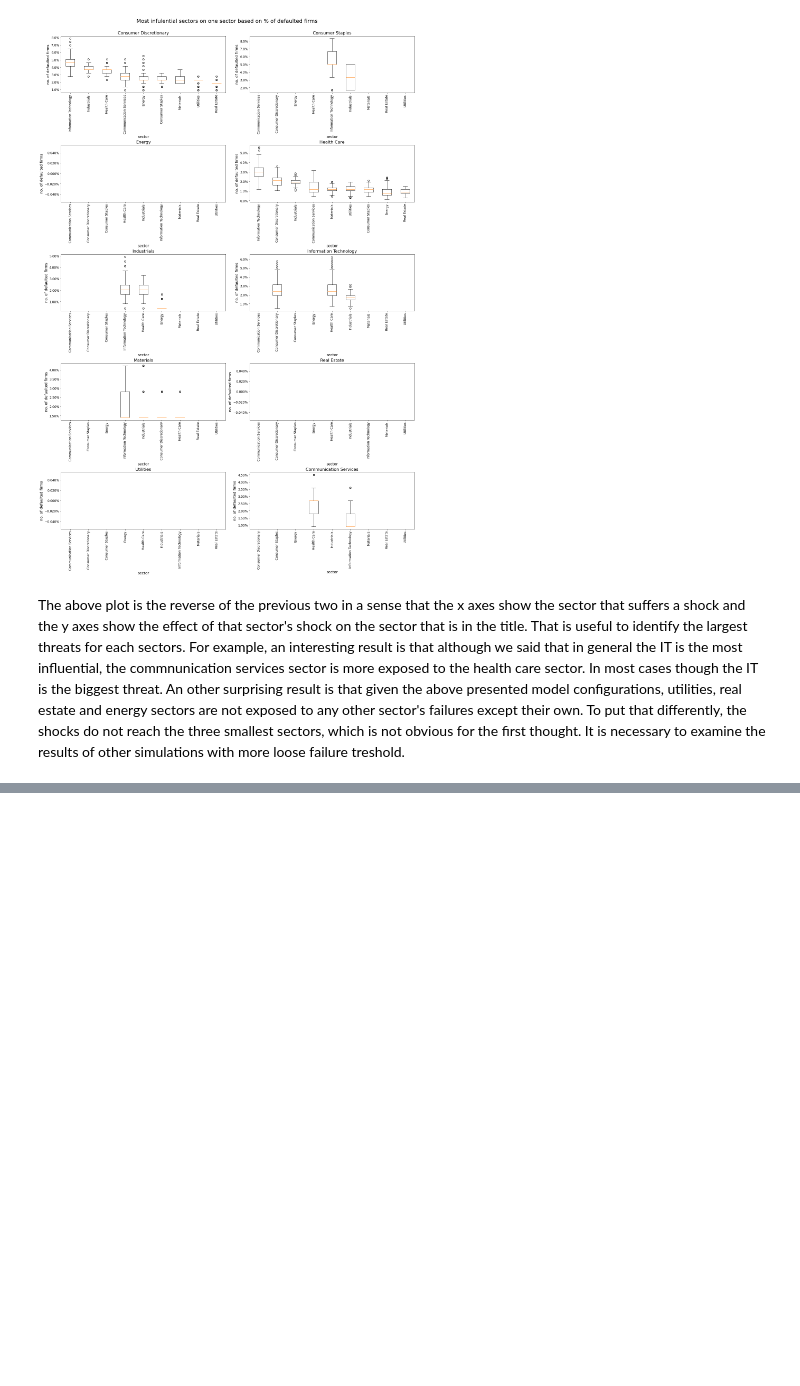
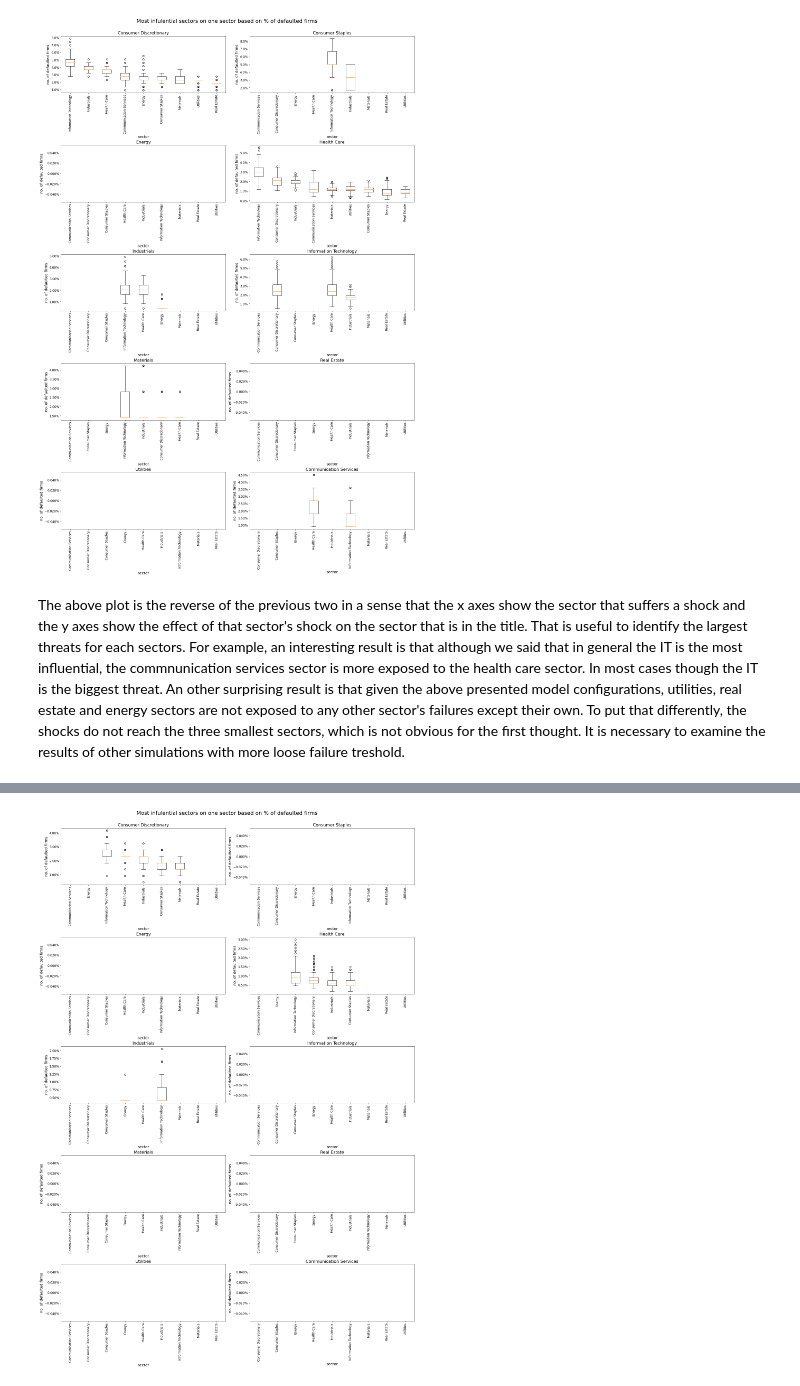
Before and after one commit to pibence/thesis_sector_analysis_on_ownership_networks, a Jupyter notebook: plot_shocks.ipynb, the cells around one changed output, grey strips where cells are left out. Cells and saved outputs as stored; diff of their text form; code cells hidden in the pictures; blank space fills up the shorter version.

```diff
--- a/plot_shocks.ipynb
+++ b/plot_shocks.ipynb
@@ -54,0 +74,4 @@ The above plot is the reverse of the previous two in a sense that the x axes sho
+# %%
+fig = plot_effect_on_sectors_from_other_sectors(sectors_dict2)
+# %% [output]
+[figure, added]
```
Also changed, not shown: parts of 21 cells of this notebook, 1 other file.
